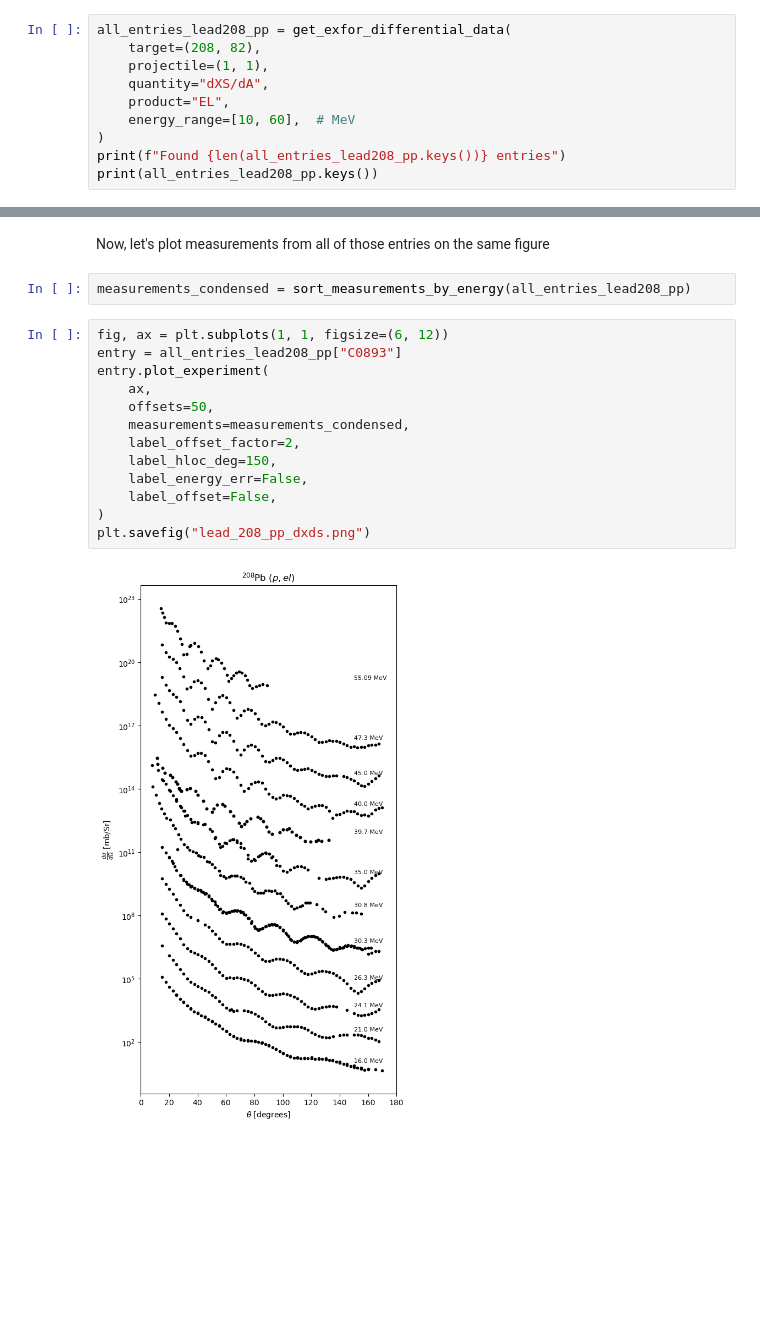
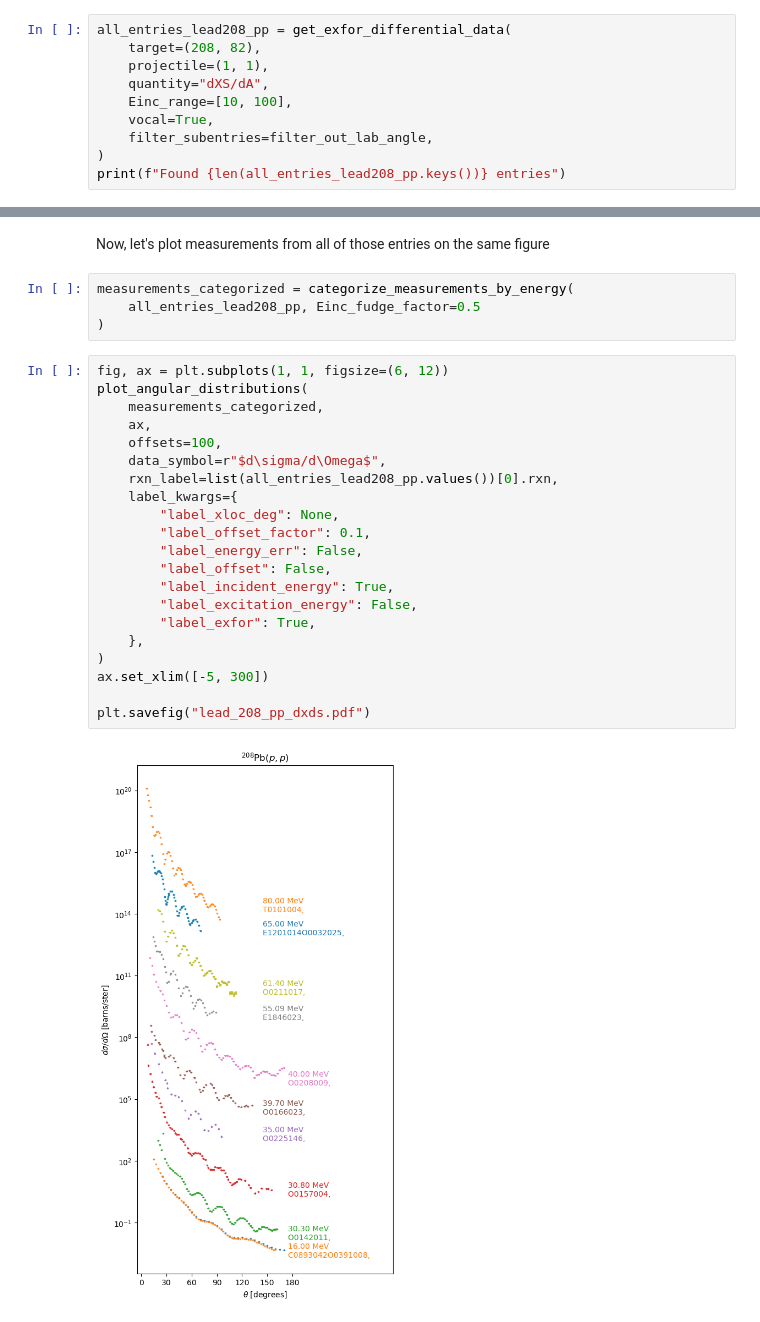
Before and after one commit to beykyle/exfor_tools, a Jupyter notebook: examples/plotting_differential_xs.ipynb, the cells around one changed output, grey strips where cells are left out. Saved outputs shown, nothing was run; the diff lists cells and outputs as text; blank space fills up the shorter version.

```diff
--- a/examples/plotting_differential_xs.ipynb
+++ b/examples/plotting_differential_xs.ipynb
@@ -84,9 +150,9 @@ all_entries_lead208_pp = get_exfor_differential_data(
     target=(208, 82),
     projectile=(1, 1),
     quantity="dXS/dA",
-    product="EL",
-    energy_range=[10, 60],  # MeV
+    Einc_range=[10, 100],
+    vocal=True,
+    filter_subentries=filter_out_lab_angle,
 )
 print(f"Found {len(all_entries_lead208_pp.keys())} entries")
-print(all_entries_lead208_pp.keys())
 # %% [output]
@@ -101,19 +176,29 @@ dict_keys(['C0893', 'C1019', 'C2700', 'E1846', 'O0142', 'O0157', 'O0166', 'O0187
 # %% [markdown]
 Now, let's plot measurements from all of those entries on the same figure
 # %%
-measurements_condensed = sort_measurements_by_energy(all_entries_lead208_pp)
+measurements_categorized = categorize_measurements_by_energy(
+    all_entries_lead208_pp, Einc_fudge_factor=0.5
+)
 # %%
 fig, ax = plt.subplots(1, 1, figsize=(6, 12))
-entry = all_entries_lead208_pp["C0893"]
-entry.plot_experiment(
+plot_angular_distributions(
+    measurements_categorized,
     ax,
-    offsets=50,
-    measurements=measurements_condensed,
-    label_offset_factor=2,
-    label_hloc_deg=150,
-    label_energy_err=False,
-    label_offset=False,
+    offsets=100,
+    data_symbol=r"$d\sigma/d\Omega$",
+    rxn_label=list(all_entries_lead208_pp.values())[0].rxn,
+    label_kwargs={
+        "label_xloc_deg": None,
+        "label_offset_factor": 0.1,
+        "label_energy_err": False,
+        "label_offset": False,
+        "label_incident_energy": True,
+        "label_excitation_energy": False,
+        "label_exfor": True,
+    },
 )
-plt.savefig("lead_208_pp_dxds.png")
+ax.set_xlim([-5, 300])
+
+plt.savefig("lead_208_pp_dxds.pdf")
 # %% [output]
-[figure, old version]
+[figure, new version]
```
Also changed, not shown: parts of 17 cells of this notebook, 4 other files.
